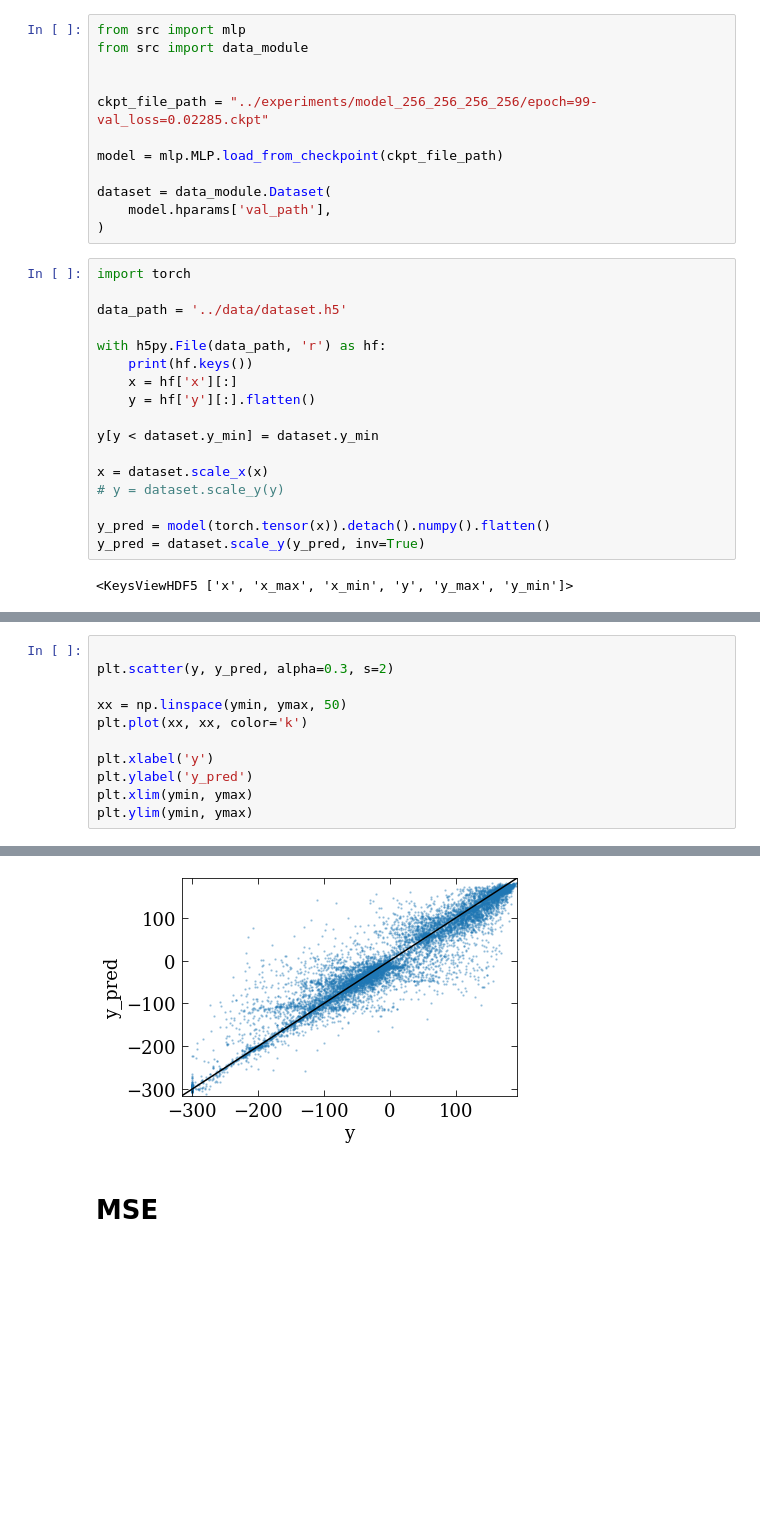
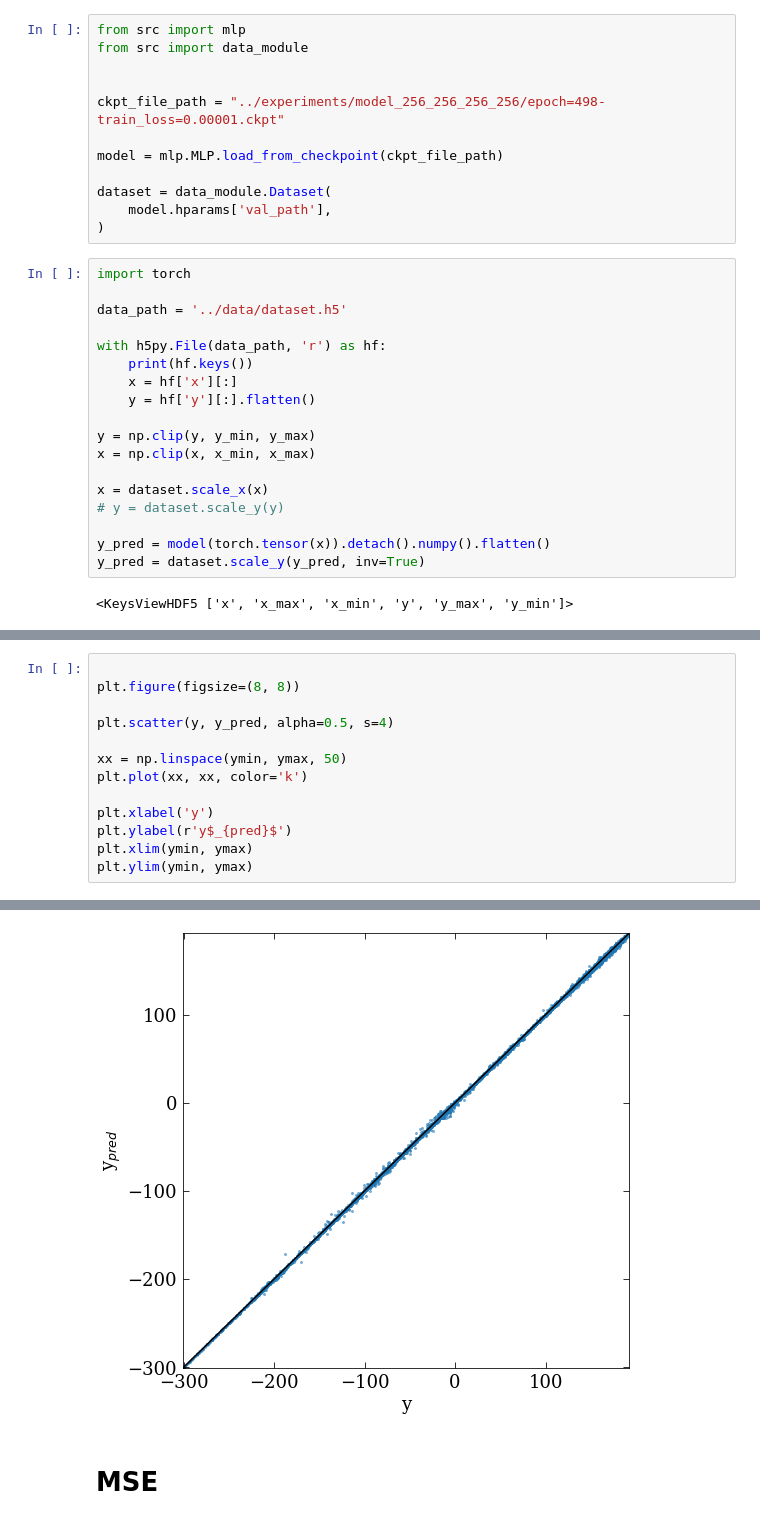
Before and after one commit to georgestein/simple-nn-pl, a Jupyter notebook: notebooks/data_and_model_analysis.ipynb, the cells around one changed output, grey strips where cells are left out. Cells and saved outputs as stored; diff of their text form; blank space fills up the shorter version.

Commit message:
added trained model

```diff
--- a/notebooks/data_and_model_analysis.ipynb
+++ b/notebooks/data_and_model_analysis.ipynb
@@ -105,7 +105,7 @@ from src import mlp
 from src import data_module
 
 
-ckpt_file_path = "../experiments/model_256_256_256_256/epoch=99-val_loss=0.02285.ckpt"
+ckpt_file_path = "../experiments/model_256_256_256_256/epoch=498-train_loss=0.00001.ckpt"
 
 model = mlp.MLP.load_from_checkpoint(ckpt_file_path)
 
@@ -122,7 +122,8 @@ with h5py.File(data_path, 'r') as hf:
     x = hf['x'][:]
     y = hf['y'][:].flatten()
 
-y[y < dataset.y_min] = dataset.y_min
+y = np.clip(y, y_min, y_max)
+x = np.clip(x, x_min, x_max)
 
 x = dataset.scale_x(x)
 # y = dataset.scale_y(y)
@@ -147,12 +148,14 @@ plt.colorbar()
 # %%
 
-plt.scatter(y, y_pred, alpha=0.3, s=2)
+plt.figure(figsize=(8, 8))
+
+plt.scatter(y, y_pred, alpha=0.5, s=4)
 
 xx = np.linspace(ymin, ymax, 50)
 plt.plot(xx, xx, color='k')
 
 plt.xlabel('y')
-plt.ylabel('y_pred')
+plt.ylabel(r'y$_{pred}$')
 plt.xlim(ymin, ymax)
 plt.ylim(ymin, ymax)
 # %% [output]
@@ -160,4 +163,4 @@ plt.ylim(ymin, ymax)
-[figure, old version]
+[figure, new version]
 # %% [markdown]
 # MSE
 # %%
```
Also changed, not shown: parts of 4 cells of this notebook, 7 other files.
